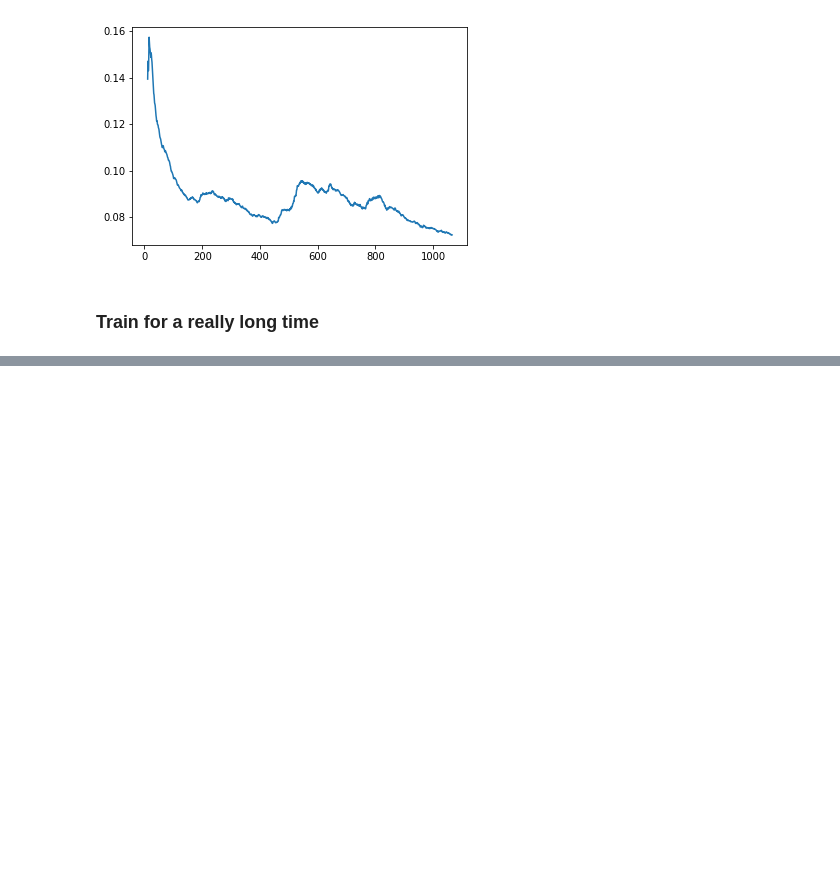
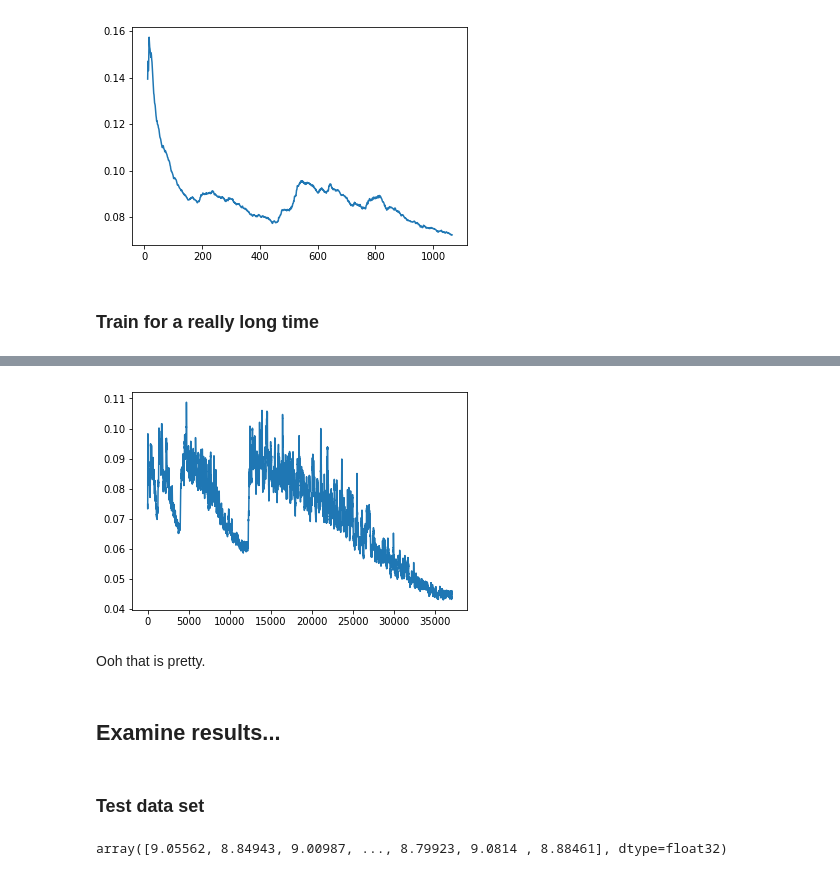
Before and after one commit to jwuphysics/galaxy-cnns, a Jupyter notebook: notebook/Fitting oxygen abundance.ipynb, the cells around one changed output, grey strips where cells are left out. Cells and saved outputs as stored; diff of their text form; code cells hidden in the pictures; blank space fills up the shorter version.

```diff
--- a/notebook/Fitting oxygen abundance.ipynb
+++ b/notebook/Fitting oxygen abundance.ipynb
@@ -442,0 +463,4 @@ learn.fit(lrs, n_cycle=5, cycle_len=2, cycle_mult=3)
+# %%
+learn.sched.plot_loss()
+# %% [output]
+[figure, added]
@@ -442,0 +469,10 @@ learn.fit(lrs, n_cycle=5, cycle_len=2, cycle_mult=3)
+# %% [markdown]
+Ooh that is pretty.
+# %% [markdown]
+## Examine results...
+# %% [markdown]
+### Test data set
+# %%
+pred_test[:, 0] - y_test
+# %% [output]
+array([9.05562, 8.84943, 9.00987, ..., 8.79923, 9.0814 , 8.88461], dtype=float32)
```
Also changed, not shown: parts of 23 cells of this notebook.
